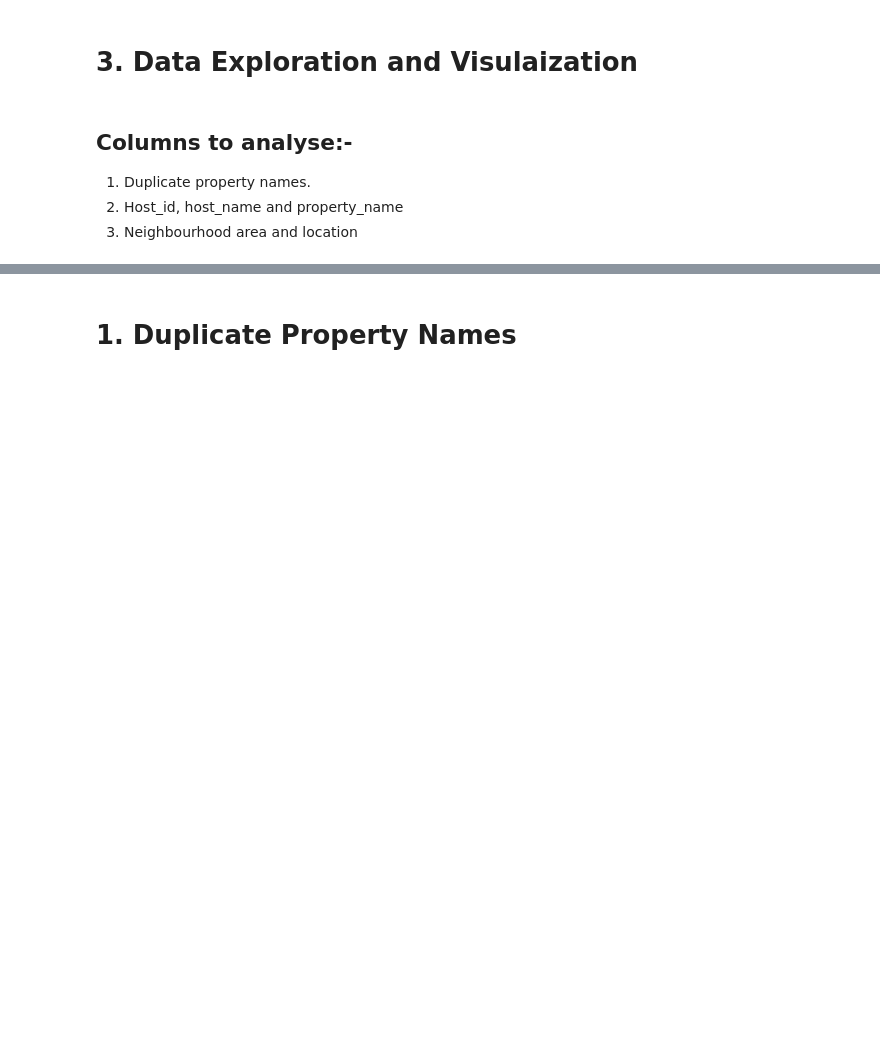
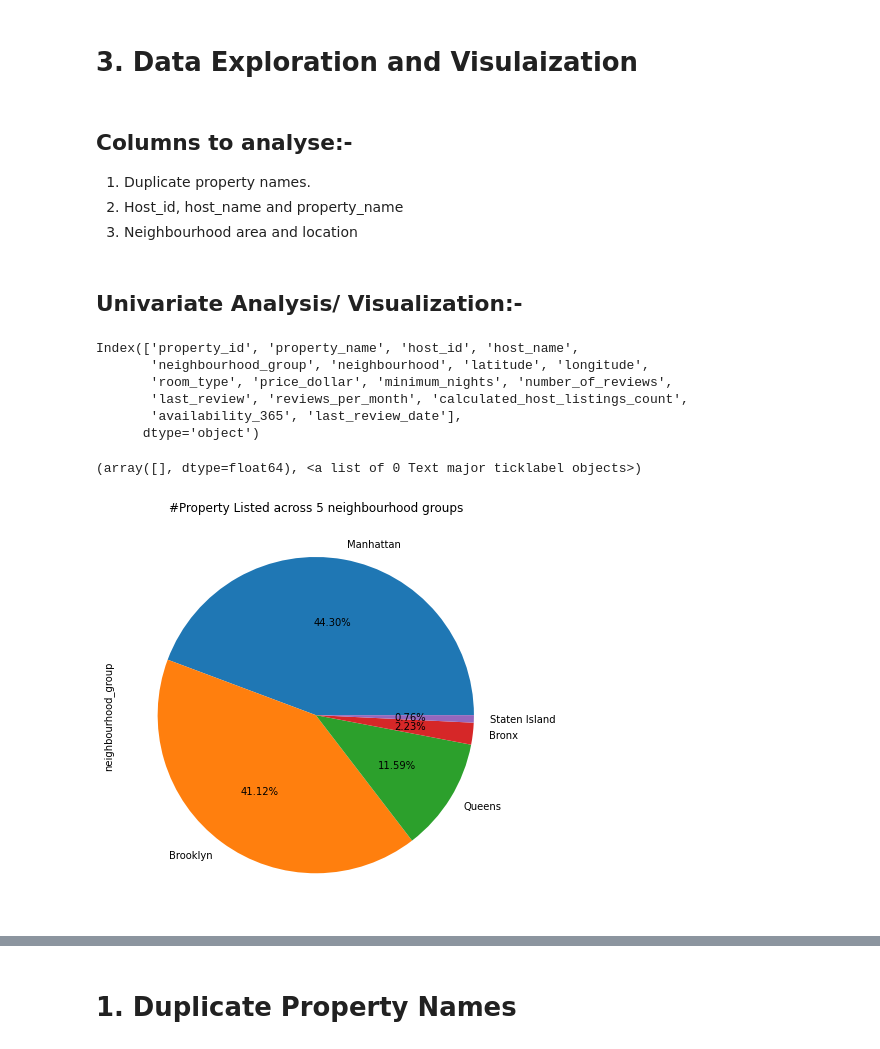
Before and after one commit to 20rashmi128/NYC2019-Airbnb-Bookings-Analysis, a Jupyter notebook: Notebook_Airbnb_Bookings_Analysis.ipynb, the cells around one changed output, grey strips where cells are left out. Drawn from its saved outputs; the diff is of its cells as text; code cells hidden in the pictures; blank space fills up the shorter version.

```diff
--- a/Notebook_Airbnb_Bookings_Analysis.ipynb
+++ b/Notebook_Airbnb_Bookings_Analysis.ipynb
@@ -261,3 +311,27 @@ The below 10052 properties have zero reviews:
 1. Duplicate property names.
 2. Host_id, host_name and property_name
 3. Neighbourhood area and location
+# %% [markdown]
+## Univariate Analysis/ Visualization:-
+# %%
+df.columns
+# %% [output]
+Index(['property_id', 'property_name', 'host_id', 'host_name',
+       'neighbourhood_group', 'neighbourhood', 'latitude', 'longitude',
+       'room_type', 'price_dollar', 'minimum_nights', 'number_of_reviews',
+       'last_review', 'reviews_per_month', 'calculated_host_listings_count',
+       'availability_365', 'last_review_date'],
+      dtype='object')
+# %%
+# Pie chart to show the distribution of properties across different neighbourhood groups of New York.
+
+plt.subplot(211)
+df['neighbourhood_group'].value_counts().plot(kind='pie', title='#Property Listed across 5 neighbourhood groups', figsize=(22,16),autopct='%.2f%%')
+plt.xticks(rotation=0)
+
+# observation:
+# Maximum number of property listings are in Manhattan (44.30%) and then Brooklyn(41.12%).
+# Minimum number of property listed is in Staten Island(0.76%).
+# %% [output]
+(array([], dtype=float64), <a list of 0 Text major ticklabel objects>)
+[figure, added]
```
Also changed, not shown: parts of 48 cells of this notebook.
